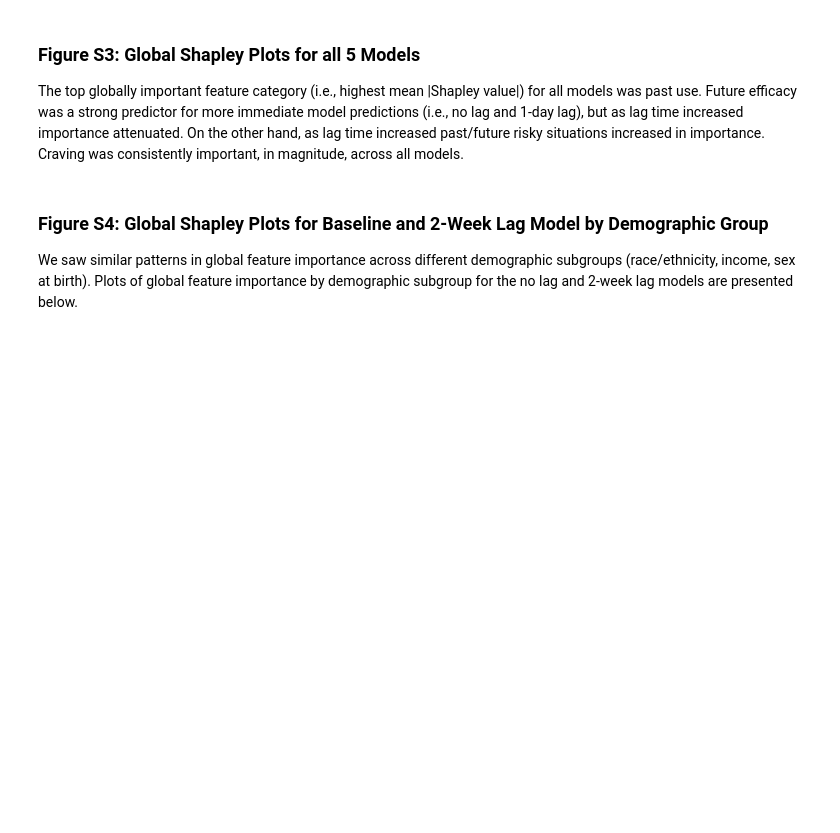
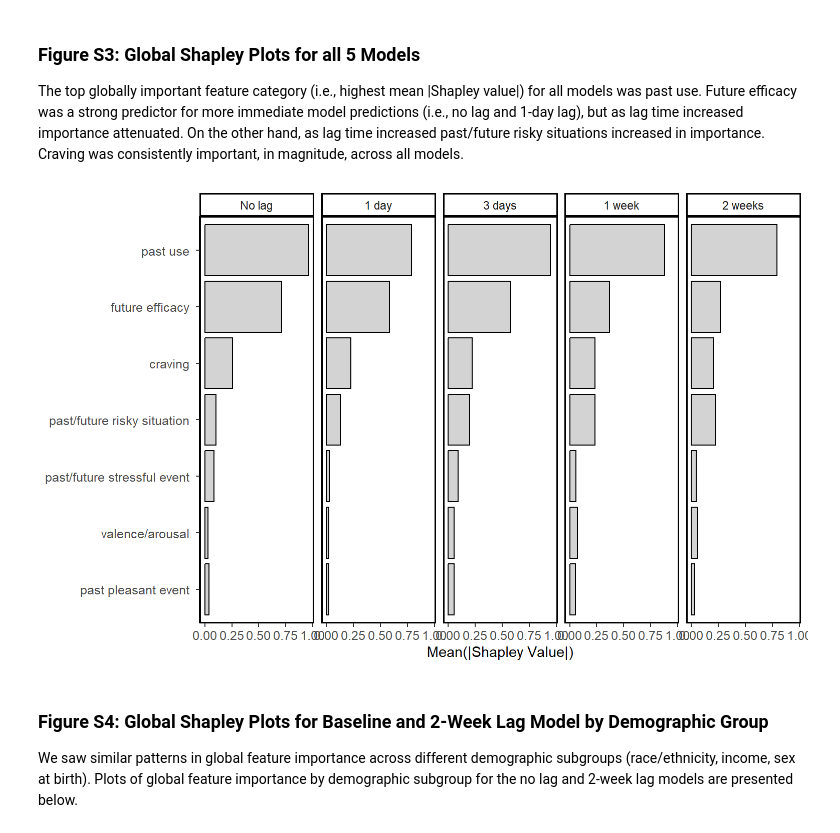
Before and after one commit to jjcurtin/study_lag, a Jupyter notebook: notebooks/supplement.embed.ipynb, the cells around one changed output. Saved outputs shown, nothing was run; the diff lists cells and outputs as text; code cells hidden in the pictures; blank space fills up the shorter version.

```diff
--- a/notebooks/supplement.embed.ipynb
+++ b/notebooks/supplement.embed.ipynb
@@ -247,9 +262,6 @@ preds_all_beta |>
 
 The top globally important feature category (i.e., highest mean \|Shapley value\|) for all models was past use. Future efficacy was a strong predictor for more immediate model predictions (i.e., no lag and 1-day lag), but as lag time increased importance attenuated. On the other hand, as lag time increased past/future risky situations increased in importance. Craving was consistently important, in magnitude, across all models.
 # %%
-#| fig-cap: "Global importance (mean |Shapley value|) for feature categories shown separately by model. Feature categories are ordered by their aggregate global importance."
-#| fig-width: 8
-#| fig-height: 5
 #| code-fold: true
 
 shap_grp_0 <- read_rds(here::here(path_models_lag,
@@ -300,7 +312,7 @@ shap_levels <- shap_global |>
   pull(variable_grp) |>
   levels()
 
-shap_global |>
+fig_s3 <- shap_global |>
   mutate(variable_grp = factor(variable_grp, levels = shap_levels)) |>
   ggplot() +
   geom_bar(aes(x = variable_grp, y = mean_value),
@@ -315,6 +327,15 @@ shap_global |>
         panel.border = element_rect(colour = "black", fill = NA, linewidth = 1),
         legend.position = "right") +
   coord_flip()
+# %%
+#| label: fig-s3
+#| fig-cap: "Global importance (mean |Shapley value|) for feature categories shown separately by model. Feature categories are ordered by their aggregate global importance."
+#| fig-width: 8
+#| fig-height: 5
+
+fig_s3
+# %% [output]
+[figure, added]
 # %% [markdown]
 ### Figure S4: Global Shapley Plots for Baseline and 2-Week Lag Model by Demographic Group
 
```
Also changed, not shown: parts of 7 cells of this notebook, 7 other files.
